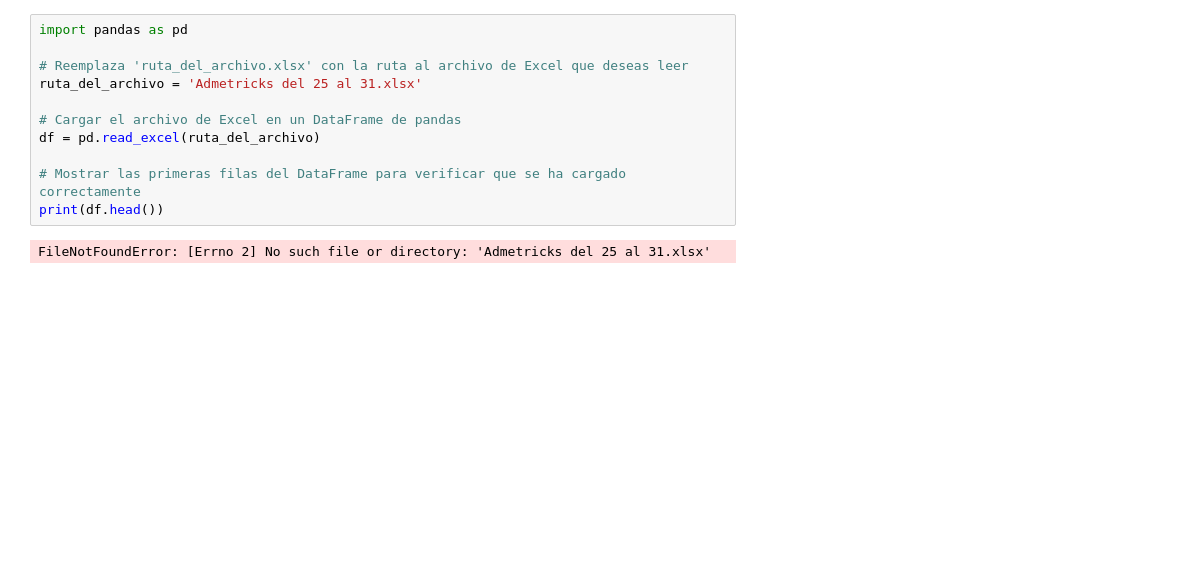
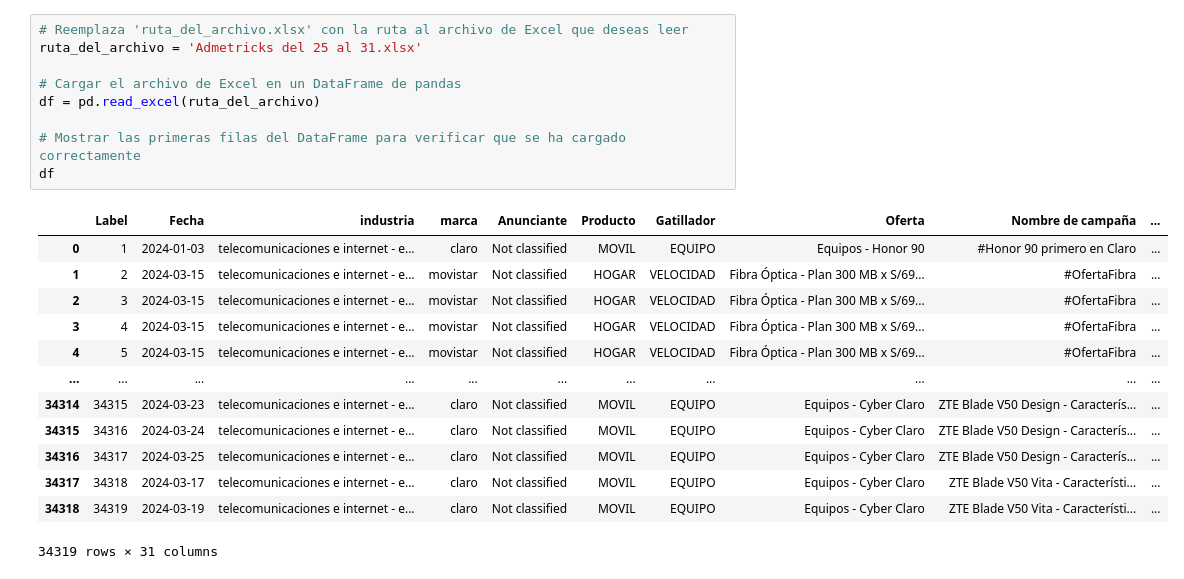
Before and after one commit to Dsharlie/Deep-Learning, a Jupyter notebook: PROYECTO FINAL/proyecto.ipynb, the cells around one changed output. Saved outputs shown, nothing was run; the diff lists cells and outputs as text; blank space fills up the shorter version.

```diff
--- a/PROYECTO FINAL/proyecto.ipynb
+++ b/PROYECTO FINAL/proyecto.ipynb
@@ -3,13 +18,23 @@
 # %%
-import pandas as pd
-
 # Reemplaza 'ruta_del_archivo.xlsx' con la ruta al archivo de Excel que deseas leer
 ruta_del_archivo = 'Admetricks del 25 al 31.xlsx'
 
 # Cargar el archivo de Excel en un DataFrame de pandas
 df = pd.read_excel(ruta_del_archivo)
 
 # Mostrar las primeras filas del DataFrame para verificar que se ha cargado correctamente
-print(df.head())
+df
 # %% [output]
+|  | Label | Fecha | industria | marca | Anunciante | Producto | Gatillador | Oferta | Nombre de campaña | ... |
+| 0 | 1 | 2024-01-03 | telecomunicaciones e internet - e... | claro | Not classified | MOVIL | EQUIPO | Equipos - Honor 90 | #Honor 90 primero en Claro | ... |
+| 1 | 2 | 2024-03-15 | telecomunicaciones e internet - e... | movistar | Not classified | HOGAR | VELOCIDAD | Fibra Óptica - Plan 300 MB x S/69... | #OfertaFibra | ... |
+| 2 | 3 | 2024-03-15 | telecomunicaciones e internet - e... | movistar | Not classified | HOGAR | VELOCIDAD | Fibra Óptica - Plan 300 MB x S/69... | #OfertaFibra | ... |
+| 3 | 4 | 2024-03-15 | telecomunicaciones e internet - e... | movistar | Not classified | HOGAR | VELOCIDAD | Fibra Óptica - Plan 300 MB x S/69... | #OfertaFibra | ... |
+| 4 | 5 | 2024-03-15 | telecomunicaciones e internet - e... | movistar | Not classified | HOGAR | VELOCIDAD | Fibra Óptica - Plan 300 MB x S/69... | #OfertaFibra | ... |
+| ... | ... | ... | ... | ... | ... | ... | ... | ... | ... | ... |
+| 34314 | 34315 | 2024-03-23 | telecomunicaciones e internet - e... | claro | Not classified | MOVIL | EQUIPO | Equipos - Cyber Claro | ZTE Blade V50 Design - Caracterís... | ... |
+| 34315 | 34316 | 2024-03-24 | telecomunicaciones e internet - e... | claro | Not classified | MOVIL | EQUIPO | Equipos - Cyber Claro | ZTE Blade V50 Design - Caracterís... | ... |
+| 34316 | 34317 | 2024-03-25 | telecomunicaciones e internet - e... | claro | Not classified | MOVIL | EQUIPO | Equipos - Cyber Claro | ZTE Blade V50 Design - Caracterís... | ... |
+| 34317 | 34318 | 2024-03-17 | telecomunicaciones e internet - e... | claro | Not classified | MOVIL | EQUIPO | Equipos - Cyber Claro | ZTE Blade V50 Vita - Característi... | ... |
+| 34318 | 34319 | 2024-03-19 | telecomunicaciones e internet - e... | claro | Not classified | MOVIL | EQUIPO | Equipos - Cyber Claro | ZTE Blade V50 Vita - Característi... | ... |
-FileNotFoundError: [Errno 2] No such file or directory: 'Admetricks del 25 al 31.xlsx'
+34319 rows × 31 columns
```
Also changed, not shown: parts of 18 cells of this notebook, 1 other file.
